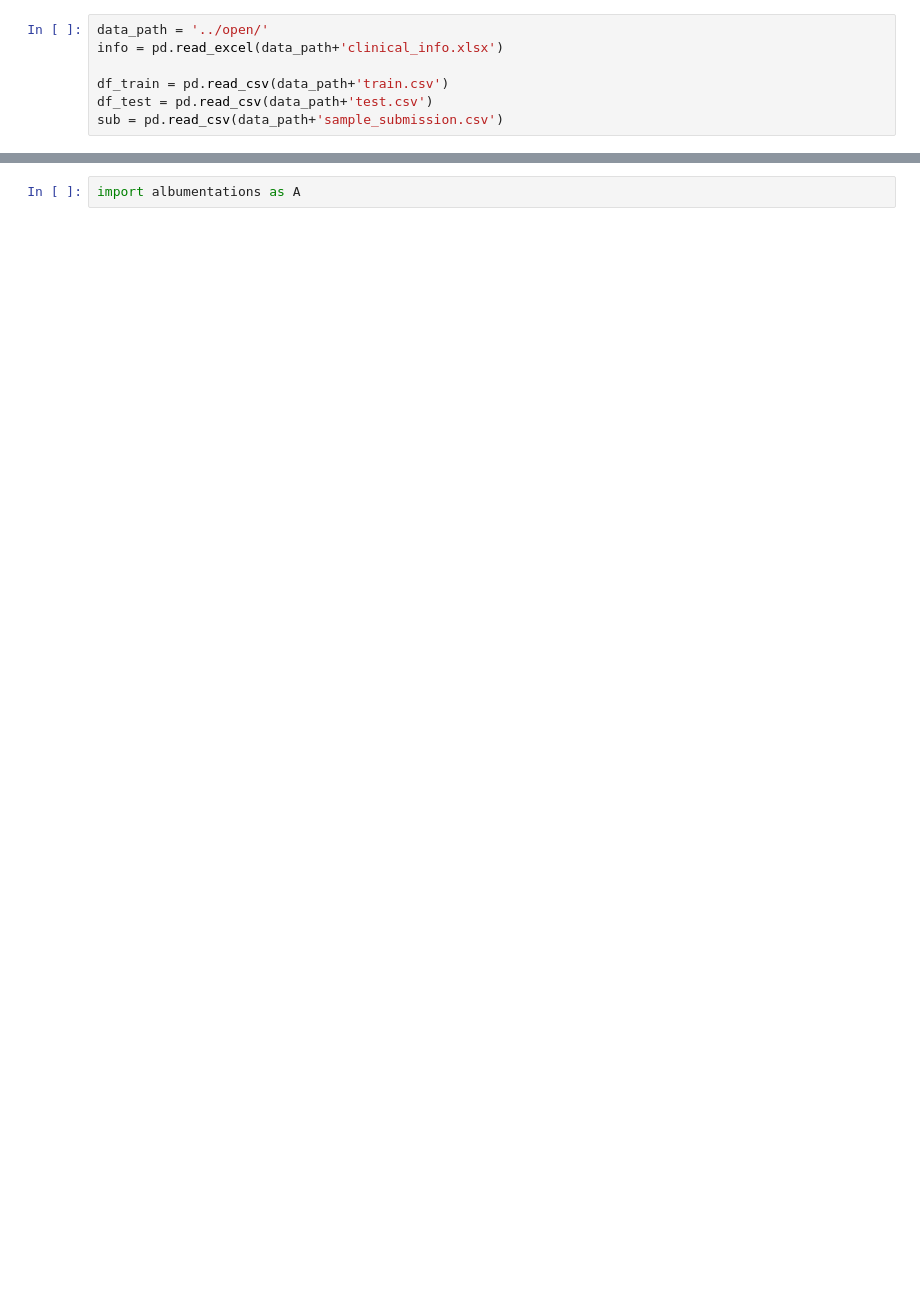
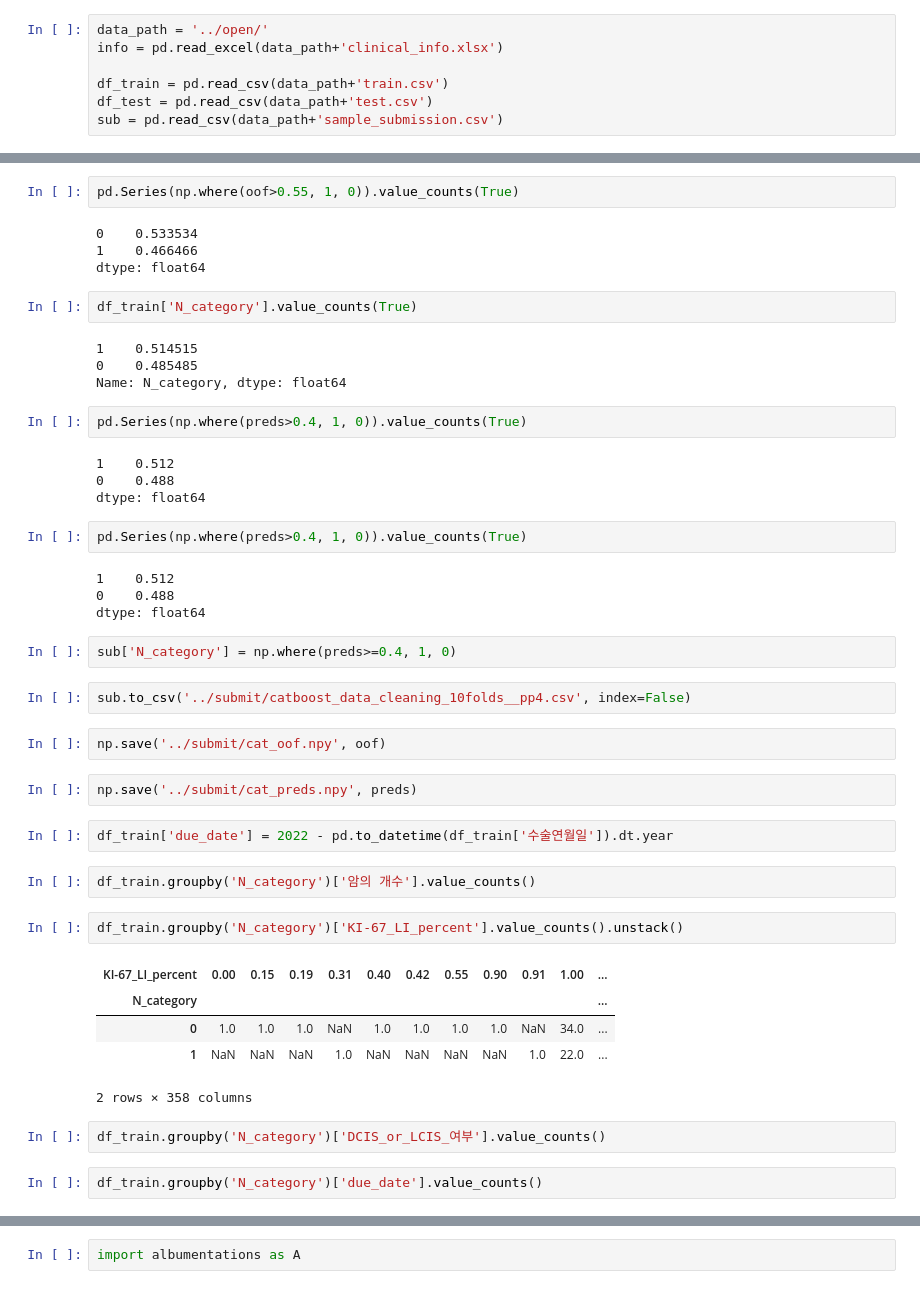
Before and after one commit to hyeonho1028/Prediction-of-breast-cancer-lymph-node-metastasis, a Jupyter notebook: src/eda.ipynb, the cells around one changed output, grey strips where cells are left out. Cells and saved outputs as stored; diff of their text form; blank space fills up the shorter version.

```diff
--- a/src/eda.ipynb
+++ b/src/eda.ipynb
@@ -15,0 +305,48 @@ sub = pd.read_csv(data_path+'sample_submission.csv')
+# %%
+pd.Series(np.where(oof>0.55, 1, 0)).value_counts(True)
+# %% [output]
+0    0.533534
+1    0.466466
+dtype: float64
+# %%
+df_train['N_category'].value_counts(True)
+# %% [output]
+1    0.514515
+0    0.485485
+Name: N_category, dtype: float64
+# %%
+pd.Series(np.where(preds>0.4, 1, 0)).value_counts(True)
+# %% [output]
+1    0.512
+0    0.488
+dtype: float64
+# %%
+pd.Series(np.where(preds>0.4, 1, 0)).value_counts(True)
+# %% [output]
+1    0.512
+0    0.488
+dtype: float64
+# %%
+sub['N_category'] = np.where(preds>=0.4, 1, 0)
+# %%
+sub.to_csv('../submit/catboost_data_cleaning_10folds__pp4.csv', index=False)
+# %%
+np.save('../submit/cat_oof.npy', oof)
+# %%
+np.save('../submit/cat_preds.npy', preds)
+# %%
+df_train['due_date'] = 2022 - pd.to_datetime(df_train['수술연월일']).dt.year
+# %%
+df_train.groupby('N_category')['암의 개수'].value_counts()
+# %%
+df_train.groupby('N_category')['KI-67_LI_percent'].value_counts().unstack()
+# %% [output]
+| KI-67_LI_percent | 0.00 | 0.15 | 0.19 | 0.31 | 0.40 | 0.42 | 0.55 | 0.90 | 0.91 | 1.00 | ... |
+| N_category |  |  |  |  |  |  |  |  |  |  | ... |
+| 0 | 1.0 | 1.0 | 1.0 | NaN | 1.0 | 1.0 | 1.0 | 1.0 | NaN | 34.0 | ... |
+| 1 | NaN | NaN | NaN | 1.0 | NaN | NaN | NaN | NaN | 1.0 | 22.0 | ... |
+2 rows × 358 columns
+# %%
+df_train.groupby('N_category')['DCIS_or_LCIS_여부'].value_counts()
+# %%
+df_train.groupby('N_category')['due_date'].value_counts()
```
Also changed, not shown: parts of 39 cells of this notebook, 8 other files.
